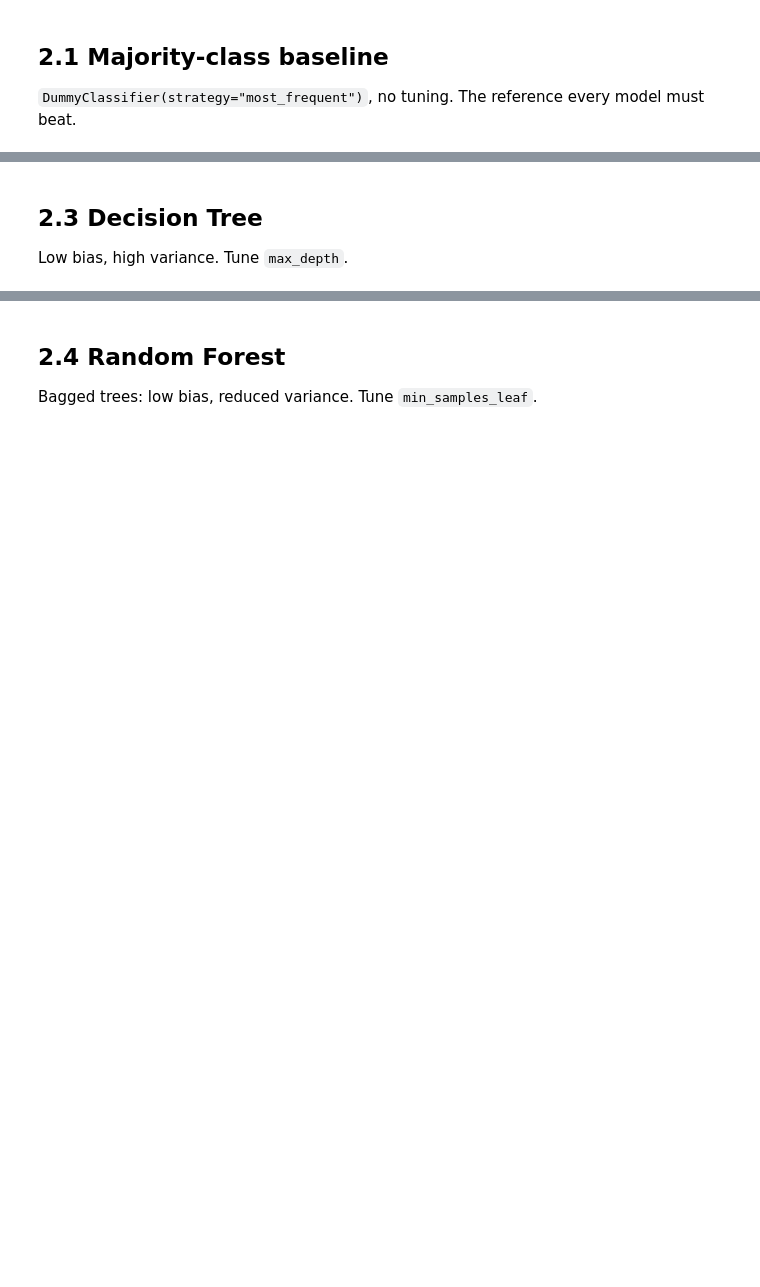
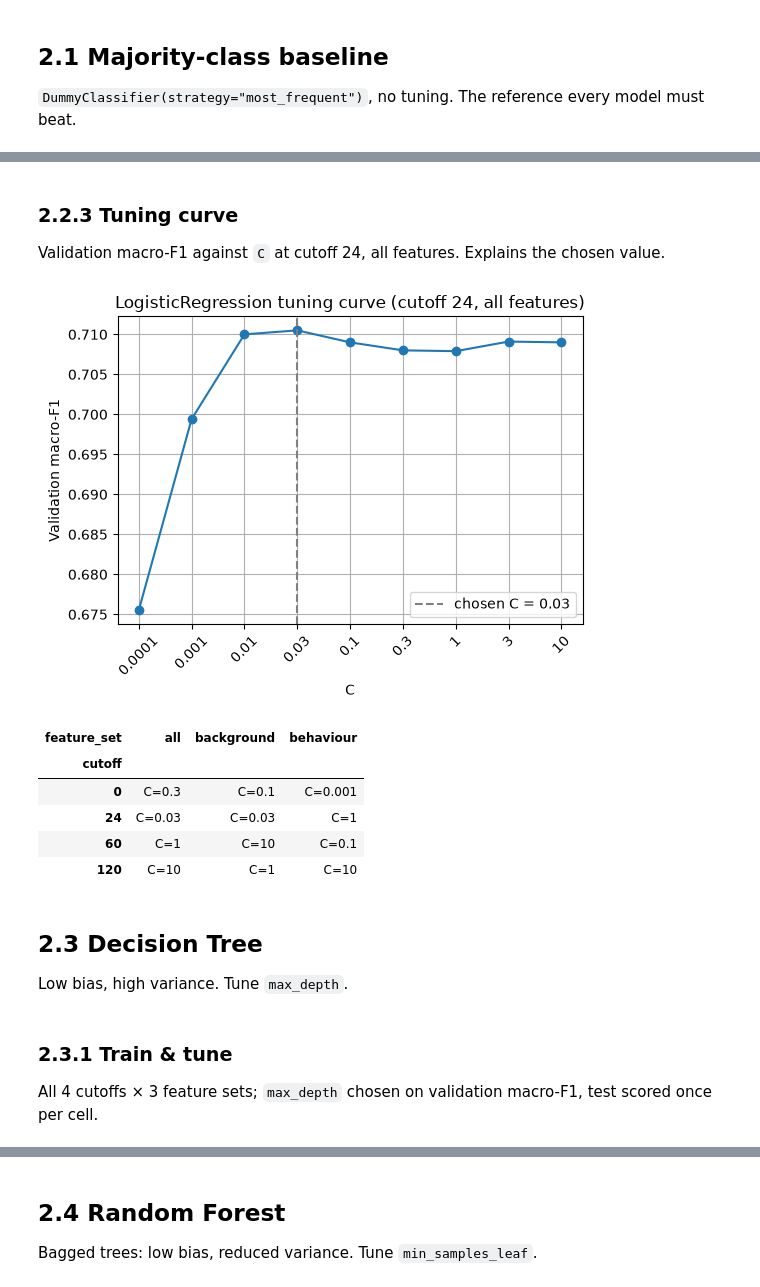
Before and after one commit to guangyu11/OULAD-Prediction, a Jupyter notebook: work_Guangyu.ipynb, the cells around one changed output, grey strips where cells are left out. Saved outputs shown, nothing was run; the diff lists cells and outputs as text; code cells hidden in the pictures; blank space fills up the shorter version.

```diff
--- a/work_Guangyu.ipynb
+++ b/work_Guangyu.ipynb
@@ -68,3 +142,24 @@ Feature sets (background / behaviour / all) and the model registry with each sea
+# %%
+# plot the tuning curve for a given model
+# the curve is a dict of {param_value: validation macro_f1}
+# the curve is generated on the validation set for cutoff=24 and feature_set="all"
+def plot_curve(name, curve, param):
+    # text labels for x-axis
+    xaxis = [str(v) for v in curve]
+    # find the chosen value with the same rule as run_experiment()
+    best = max(curve, key=curve.get)
+    plt.figure(figsize=(6, 4))
+    plt.plot(xaxis, list(curve.values()), marker='o')
+    # mark the chosen value, so the plot explains why it was picked
+    plt.axvline(list(curve).index(best), linestyle='--', color='grey',
+                label=f"chosen {param} = {best}")
+    plt.title(f"{name} tuning curve (cutoff 24, all features)")
+    plt.xlabel(param)
+    plt.ylabel("Validation macro-F1")
+    plt.xticks(rotation=45)
+    plt.legend()
+    plt.grid()
+    plt.show()
 # %% [markdown]
 ## 2.1 Majority-class baseline
 
@@ -75,0 +188,7 @@ High bias, low variance. Tune `C` (inverse regularisation strength).
+# %%
+# run experiment for logistic regression
+# tune hyperparameter C (inverse of regularization strength) on validation set
+log_rows, log_curve, log_pipe = run_experiment(
+    "LogisticRegression",
+    LogisticRegression(random_state=SEED, max_iter=2000),
+    "C", [0.0001, 0.001, 0.01, 0.03, 0.1, 0.3, 1, 3, 10])
@@ -76,4 +212,28 @@ High bias, low variance. Tune `C` (inverse regularisation strength).
+# %% [markdown]
+### 2.2.3 Tuning curve
+
+Validation macro-F1 against `C` at cutoff 24, all features. Explains the chosen value.
+# %%
+# visualize the tuning curve for the model with cutoff=24 and feature_set="all"
+plot_curve("LogisticRegression", log_curve, "C")
+
+# plot the chosen C for each logistic regression model in FEATURE_SETS x CUTOFF_DAYS
+pd.DataFrame(log_rows).pivot(index="cutoff",
+                             columns="feature_set",
+                                values="best_param")
+# %% [output]
+[figure, added]
+| feature_set | all | background | behaviour |
+| cutoff |  |  |  |
+| 0 | C=0.3 | C=0.1 | C=0.001 |
+| 24 | C=0.03 | C=0.03 | C=1 |
+| 60 | C=1 | C=10 | C=0.1 |
+| 120 | C=10 | C=1 | C=10 |
 # %% [markdown]
 ## 2.3 Decision Tree
 
 Low bias, high variance. Tune `max_depth`.
+# %% [markdown]
+### 2.3.1 Train & tune
+
+All 4 cutoffs × 3 feature sets; `max_depth` chosen on validation macro-F1, test scored once per cell.
```
Also changed, not shown: parts of 27 cells of this notebook, 2 other files.
